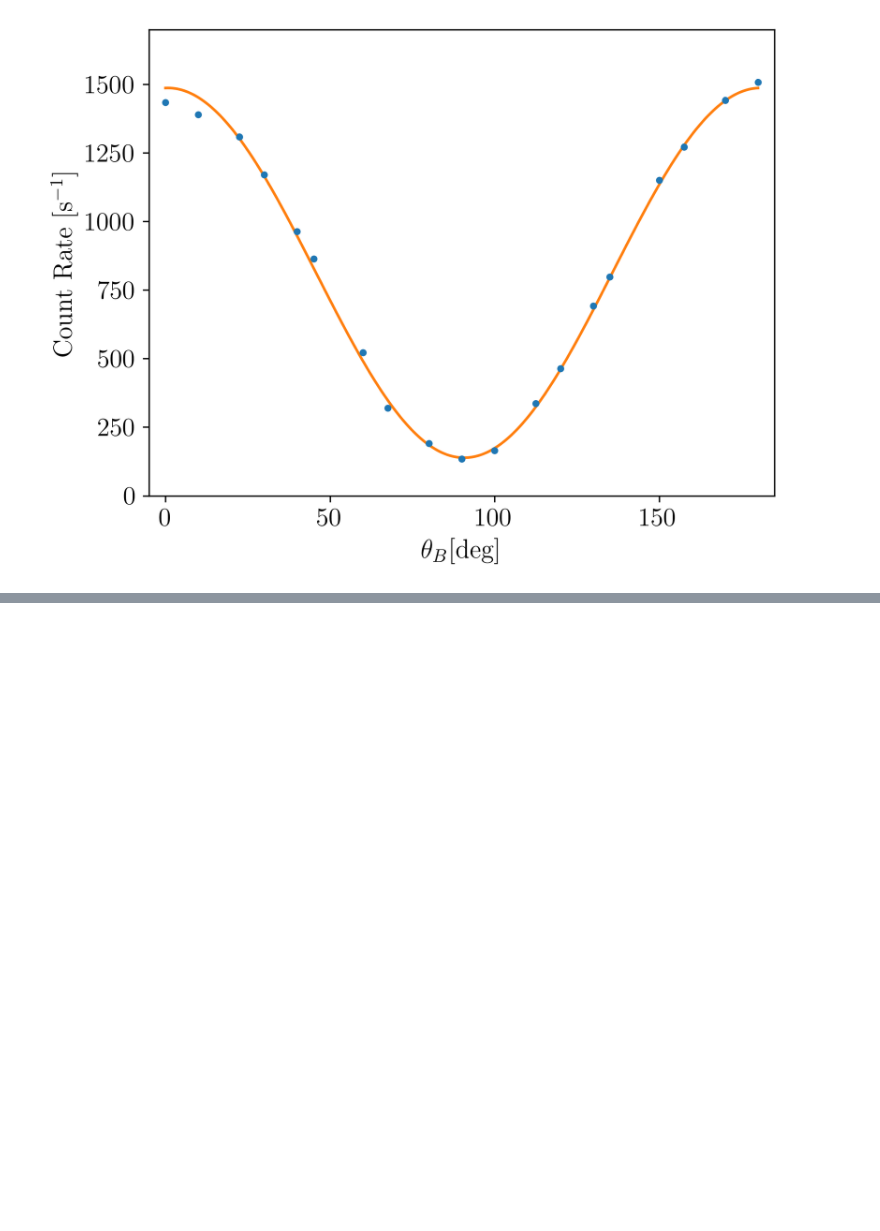
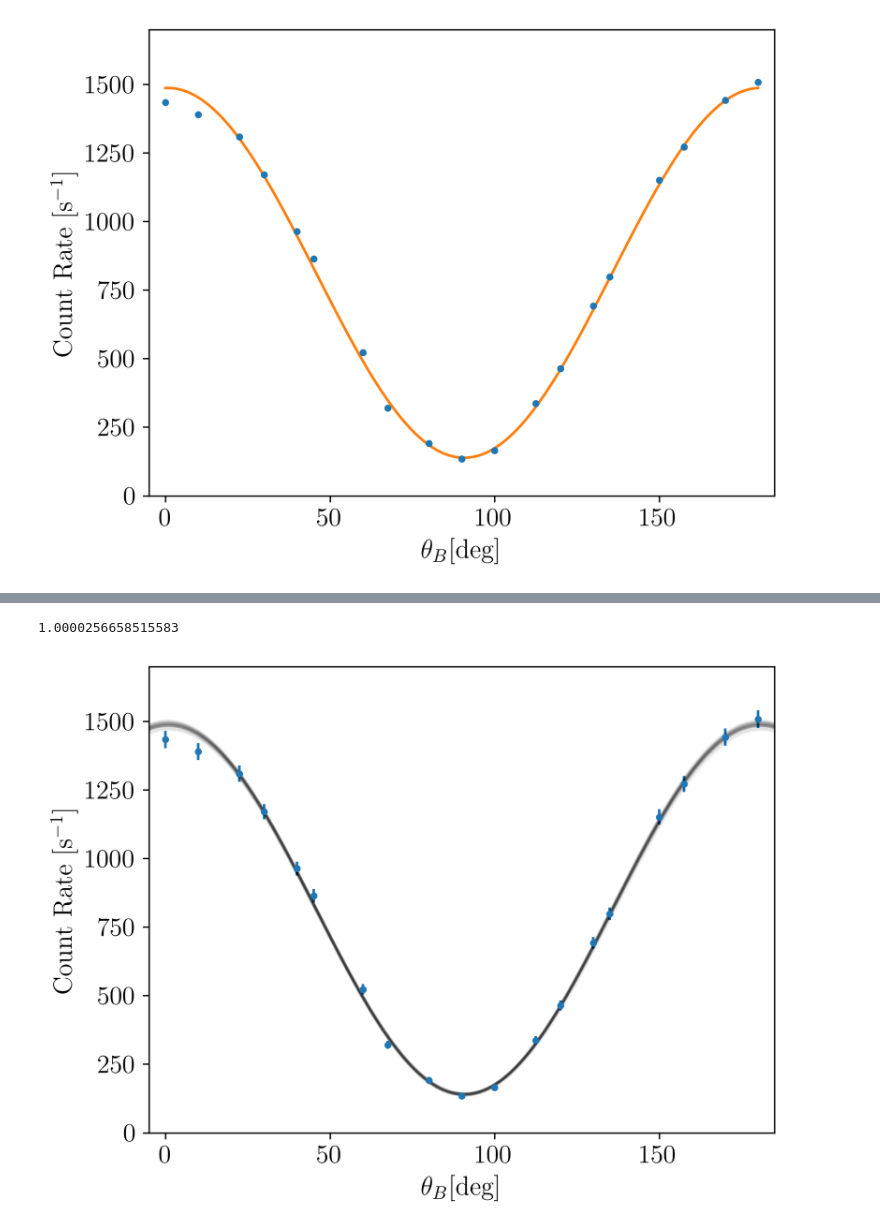
Before and after one commit to andres-luengo/alden-andres-max-most-dangerous-4450-trio, a Jupyter notebook: pol_cor_fit.ipynb, the cells around one changed output, grey strips where cells are left out. Cells and saved outputs as stored; diff of their text form; code cells hidden in the pictures; blank space fills up the shorter version.

```diff
--- a/pol_cor_fit.ipynb
+++ b/pol_cor_fit.ipynb
@@ -259,0 +260,19 @@ results
+# %%
+chain = sampler.get_chain(discard=int(np.max(autocorr_time*4)), flat=True)
+fig, ax = plt.subplots(dpi = 300)
+
+ax.errorbar(df['ANGLE'], df['COIN_RATE'], df["E_COIN_RATE"] * np.sqrt(chi_sq_mcmc), ls="", marker=".")
+x = np.linspace(-5, 185, 500)
+#ax.plot(x, model(x, *np.median(chain, axis = 0)))
+for i in range(100):
+    ax.plot(x, model(x, *chain[-i]), color = "black", alpha = 0.01)
+ax.set_ylim(0, 1700)
+ax.set_xlim(-5, 185)
+ax.set_xlabel("$\\theta_B [\\text{deg}]$")
+ax.set_ylabel("Count Rate $[\\text{s}^{-1}]$")
+plt.savefig("figures/density_plot.png", bbox_inches = "tight")
+#new chi sq
+print(chi_sq(np.median(chain, axis = 0), np.sqrt(chi_sq_mcmc)))
+# %% [output]
+1.0000256658515583
+[figure, added]
```
Also changed, not shown: parts of 10 cells of this notebook, 6 other files.
